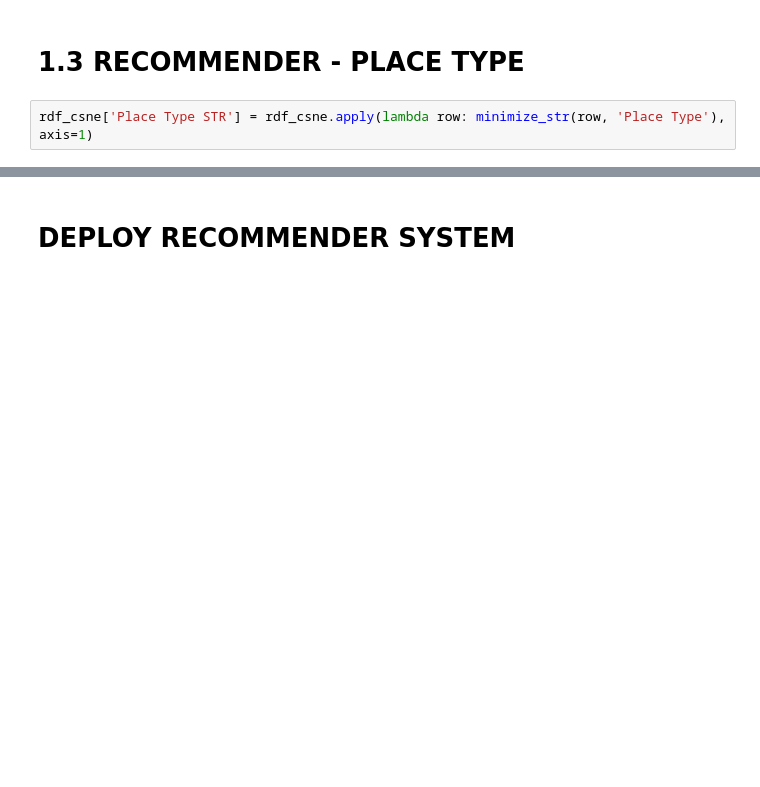
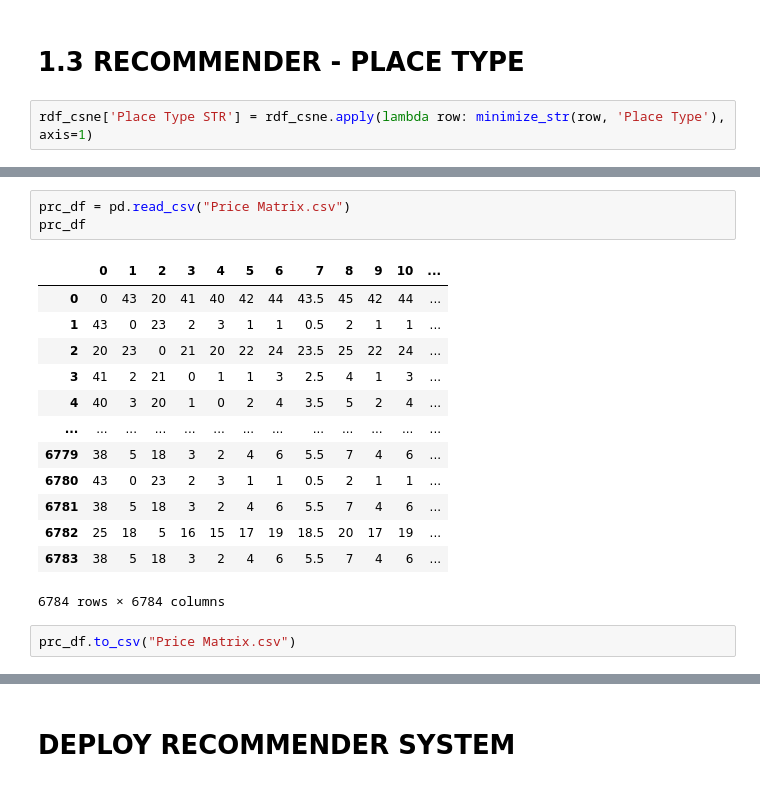
Before and after one commit to RizqiEka/pwdk-finalproject, a Jupyter notebook: 4 - DATA MODELING/Zomato JKT Data Modeling - Recommender System.ipynb, the cells around one changed output, grey strips where cells are left out. Saved outputs shown, nothing was run; the diff lists cells and outputs as text; blank space fills up the shorter version.

```diff
--- a/4 - DATA MODELING/Zomato JKT Data Modeling - Recommender System.ipynb
+++ b/4 - DATA MODELING/Zomato JKT Data Modeling - Recommender System.ipynb
@@ -260,0 +371,19 @@ get_recomendation_restaurant('Cirengcrispi')
+# %%
+prc_df = pd.read_csv("Price Matrix.csv")
+prc_df
+# %% [output]
+|  | 0 | 1 | 2 | 3 | 4 | 5 | 6 | 7 | 8 | 9 | 10 | ... |
+| 0 | 0 | 43 | 20 | 41 | 40 | 42 | 44 | 43.5 | 45 | 42 | 44 | ... |
+| 1 | 43 | 0 | 23 | 2 | 3 | 1 | 1 | 0.5 | 2 | 1 | 1 | ... |
+| 2 | 20 | 23 | 0 | 21 | 20 | 22 | 24 | 23.5 | 25 | 22 | 24 | ... |
+| 3 | 41 | 2 | 21 | 0 | 1 | 1 | 3 | 2.5 | 4 | 1 | 3 | ... |
+| 4 | 40 | 3 | 20 | 1 | 0 | 2 | 4 | 3.5 | 5 | 2 | 4 | ... |
+| ... | ... | ... | ... | ... | ... | ... | ... | ... | ... | ... | ... | ... |
+| 6779 | 38 | 5 | 18 | 3 | 2 | 4 | 6 | 5.5 | 7 | 4 | 6 | ... |
+| 6780 | 43 | 0 | 23 | 2 | 3 | 1 | 1 | 0.5 | 2 | 1 | 1 | ... |
+| 6781 | 38 | 5 | 18 | 3 | 2 | 4 | 6 | 5.5 | 7 | 4 | 6 | ... |
+| 6782 | 25 | 18 | 5 | 16 | 15 | 17 | 19 | 18.5 | 20 | 17 | 19 | ... |
+| 6783 | 38 | 5 | 18 | 3 | 2 | 4 | 6 | 5.5 | 7 | 4 | 6 | ... |
+6784 rows × 6784 columns
+# %%
+prc_df.to_csv("Price Matrix.csv")
```
Also changed, not shown: parts of 38 cells of this notebook, 10 other files.
